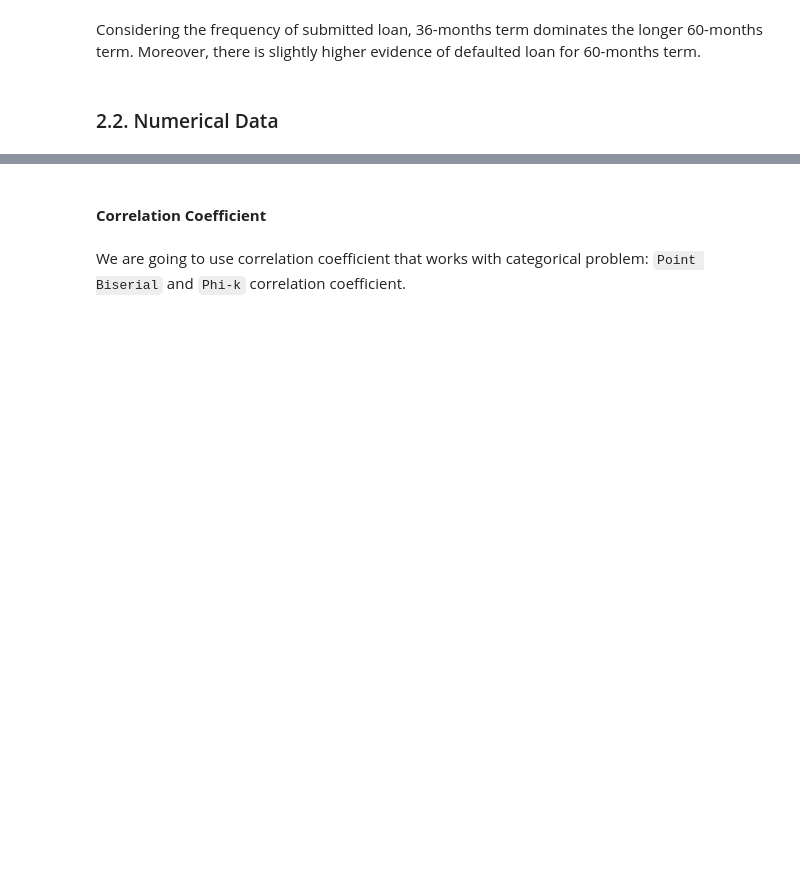
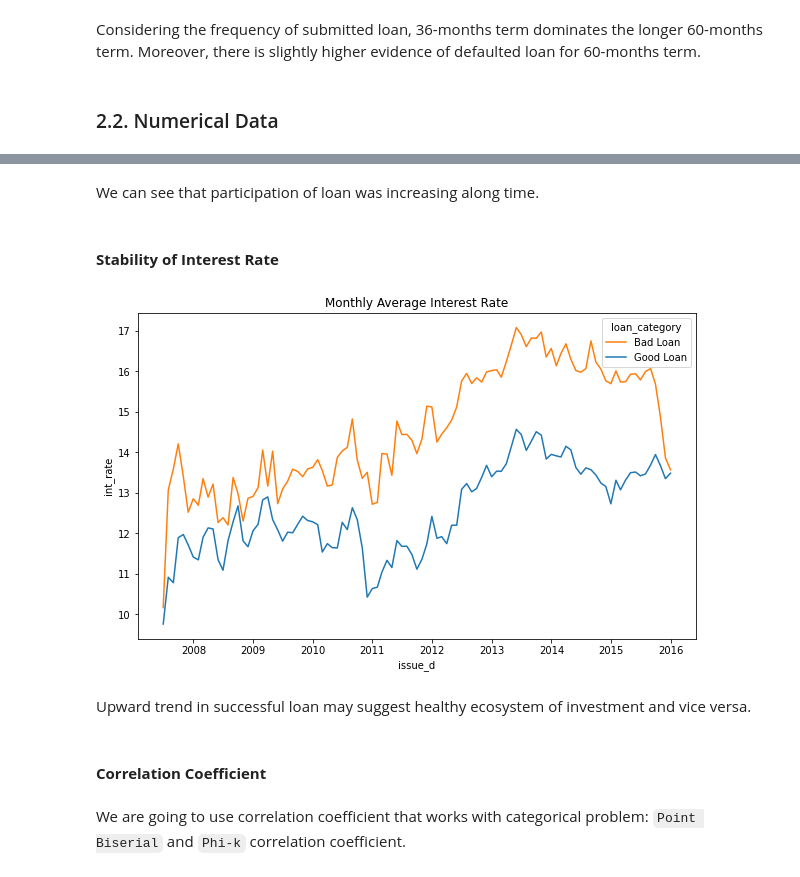
Before and after one commit to nbarizki/creditdefaultml, a Jupyter notebook: 2_Data_exploration.ipynb, the cells around one changed output, grey strips where cells are left out. Cells and saved outputs as stored; diff of their text form; code cells hidden in the pictures; blank space fills up the shorter version.

```diff
--- a/2_Data_exploration.ipynb
+++ b/2_Data_exploration.ipynb
@@ -1368,3 +1428,25 @@ loan_df_subset.describe()
+# %% [markdown]
+We can see that participation of loan was increasing along time.
+# %% [markdown]
+#### **Stability of Interest Rate**
+# %%
+aggr_int_rate = loan_df\
+    .set_index('issue_d')\
+    .groupby([pd.Grouper(freq='M'), 'loan_category'])\
+    .agg({'int_rate': 'mean'})\
+    .reset_index()
+# plot
+fig, ax = plt.subplots(figsize=(10, 6))
+color_order = [sns.color_palette()[1], sns.color_palette()[0]]
+sns.lineplot(
+    data=aggr_int_rate, x='issue_d', y='int_rate',
+    hue='loan_category', ax=ax, palette=color_order)
+ax.set_title('Monthly Average Interest Rate')
+plt.show()
+# %% [output]
+[figure, added]
+# %% [markdown]
+Upward trend in successful loan may suggest healthy ecosystem of investment and vice versa.
 # %% [markdown]
 #### **Correlation Coefficient**
 # %% [markdown]
```
Also changed, not shown: parts of 28 cells of this notebook, 19 other files.
